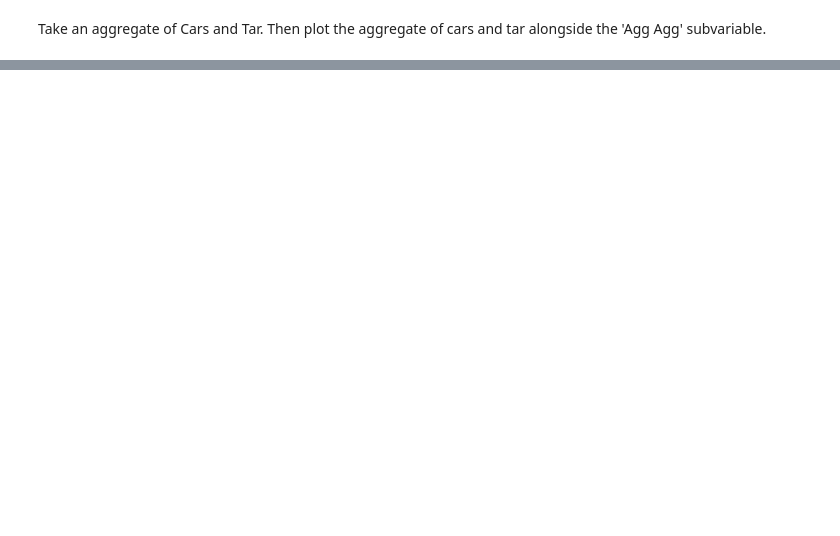
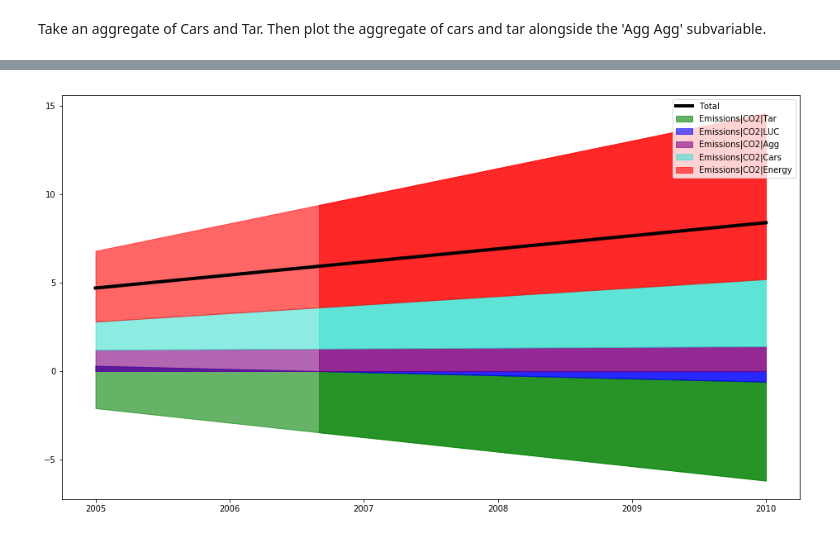
Before and after one commit to IAMconsortium/pyam, a Jupyter notebook: doc/source/tutorials/plot_aggregated_variables.ipynb, the cells around one changed output, grey strips where cells are left out. Saved outputs shown, nothing was run; the diff lists cells and outputs as text; code cells hidden in the pictures; blank space fills up the shorter version.

```diff
--- a/doc/source/tutorials/plot_aggregated_variables.ipynb
+++ b/doc/source/tutorials/plot_aggregated_variables.ipynb
@@ -279,0 +247,16 @@ TypeError: aggregate() missing 1 required positional argument: 'func'
+# %%
+ndf = pyam.IamDataFrame(pd.DataFrame([
+    ['IMG', 'a_scen', 'World', 'Emissions|CO2|Energy', 'Mt CO2/yr', 4, 9.4],
+    ['IMG', 'a_scen', 'World', 'Emissions|CO2|Cars', 'Mt CO2/yr', 1.6, 3.8],
+    ['IMG', 'a_scen', 'World', 'Emissions|CO2|Tar', 'Mt CO2/yr', -2.4, -5.6],
+    ['IMG', 'a_scen', 'World', 'Emissions|CO2|Agg', 'Mt CO2/yr', 1.2, 1.4],
+    ['IMG', 'a_scen', 'World', 'Emissions|CO2|LUC', 'Mt CO2/yr', 0.3, -0.6]
+    ],
+    columns=['model', 'scenario', 'region', 'variable', 'unit', 2005, 2010],
+)
+                       )
+# %%
+var_list = list(ndf.variables())
+stack_plot_emissions(ndf, var_list)
+# %% [output]
+[figure, added]
```
Also changed, not shown: parts of 18 cells of this notebook.
